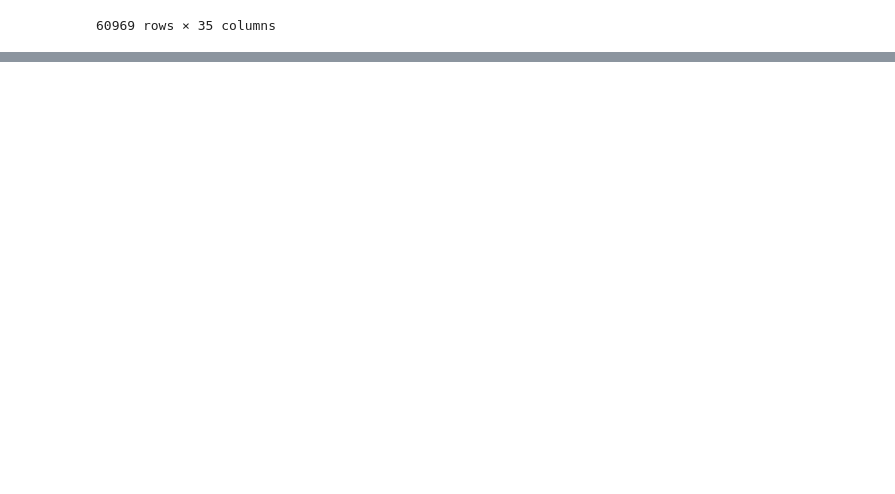
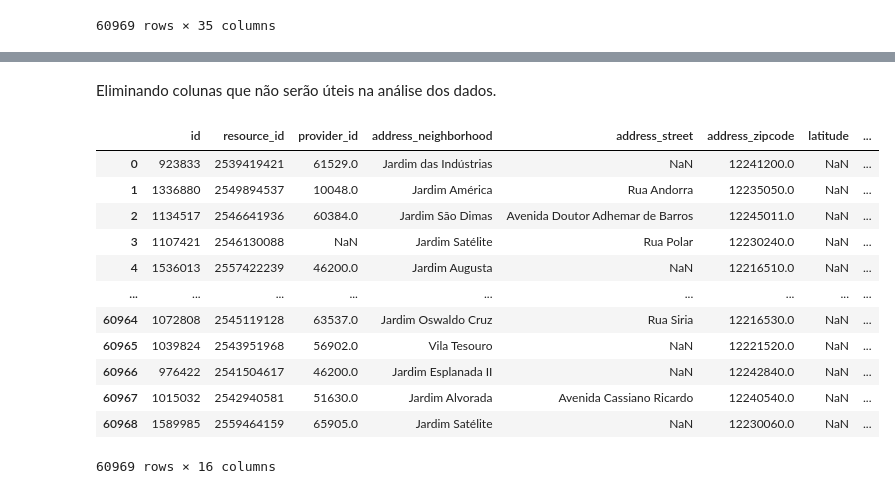
Before and after one commit to fabiollg/PI-4_Predicao_Valores_Imoveis_SJC, a Jupyter notebook: PI_4_Predicao_Valores_Imoveis_SJC.ipynb, the cells around one changed output, grey strips where cells are left out. Saved outputs shown, nothing was run; the diff lists cells and outputs as text; code cells hidden in the pictures; blank space fills up the shorter version.

```diff
--- a/PI_4_Predicao_Valores_Imoveis_SJC.ipynb
+++ b/PI_4_Predicao_Valores_Imoveis_SJC.ipynb
@@ -44,0 +47,3 @@ dados2
+# %%
+pd.set_option('display.max_columns',None)
+dados2
@@ -44,0 +64,20 @@ dados2
+# %% [markdown]
+Eliminando colunas que não serão úteis na análise dos dados.
+# %%
+dados_filtrados = dados2.drop(columns=["advertiser_id","address_country","address_state","address_city","title","description","unit_type","amenities","usable_area","price_rental_total","publication_type","listing_status","listing_type","created_at","updated_at","raw_data","scraped_at","address_street_number","address_unit_number"])
+# %%
+dados_filtrados
+# %% [output]
+|  | id | resource_id | provider_id | address_neighborhood | address_street | address_zipcode | latitude | ... |
+| 0 | 923833 | 2539419421 | 61529.0 | Jardim das Indústrias | NaN | 12241200.0 | NaN | ... |
+| 1 | 1336880 | 2549894537 | 10048.0 | Jardim América | Rua Andorra | 12235050.0 | NaN | ... |
+| 2 | 1134517 | 2546641936 | 60384.0 | Jardim São Dimas | Avenida Doutor Adhemar de Barros | 12245011.0 | NaN | ... |
+| 3 | 1107421 | 2546130088 | NaN | Jardim Satélite | Rua Polar | 12230240.0 | NaN | ... |
+| 4 | 1536013 | 2557422239 | 46200.0 | Jardim Augusta | NaN | 12216510.0 | NaN | ... |
+| ... | ... | ... | ... | ... | ... | ... | ... | ... |
+| 60964 | 1072808 | 2545119128 | 63537.0 | Jardim Oswaldo Cruz | Rua Siria | 12216530.0 | NaN | ... |
+| 60965 | 1039824 | 2543951968 | 56902.0 | Vila Tesouro | NaN | 12221520.0 | NaN | ... |
+| 60966 | 976422 | 2541504617 | 46200.0 | Jardim Esplanada II | NaN | 12242840.0 | NaN | ... |
+| 60967 | 1015032 | 2542940581 | 51630.0 | Jardim Alvorada | Avenida Cassiano Ricardo | 12240540.0 | NaN | ... |
+| 60968 | 1589985 | 2559464159 | 65905.0 | Jardim Satélite | NaN | 12230060.0 | NaN | ... |
+60969 rows × 16 columns
```
Also changed, not shown: parts of 2 cells of this notebook.
